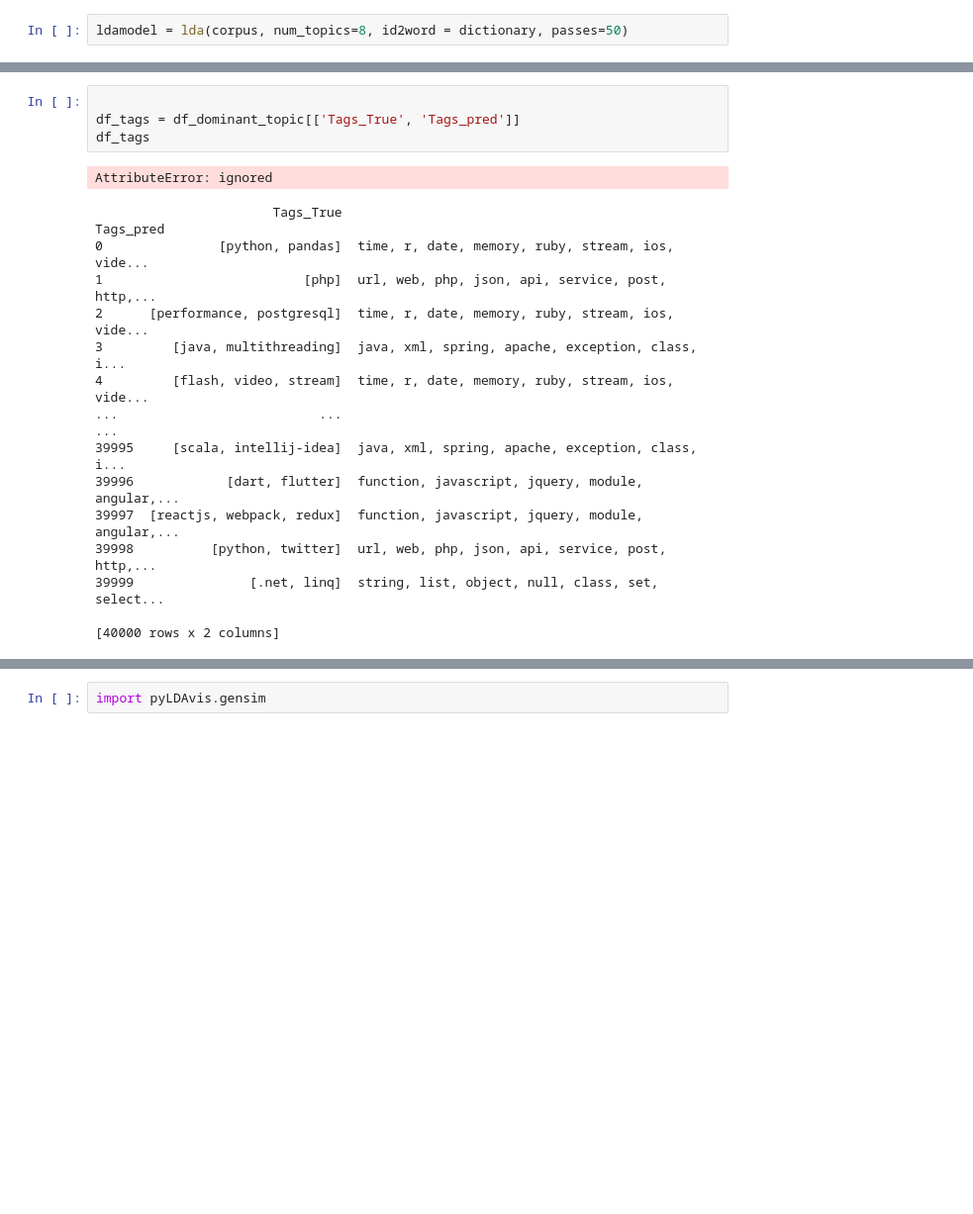
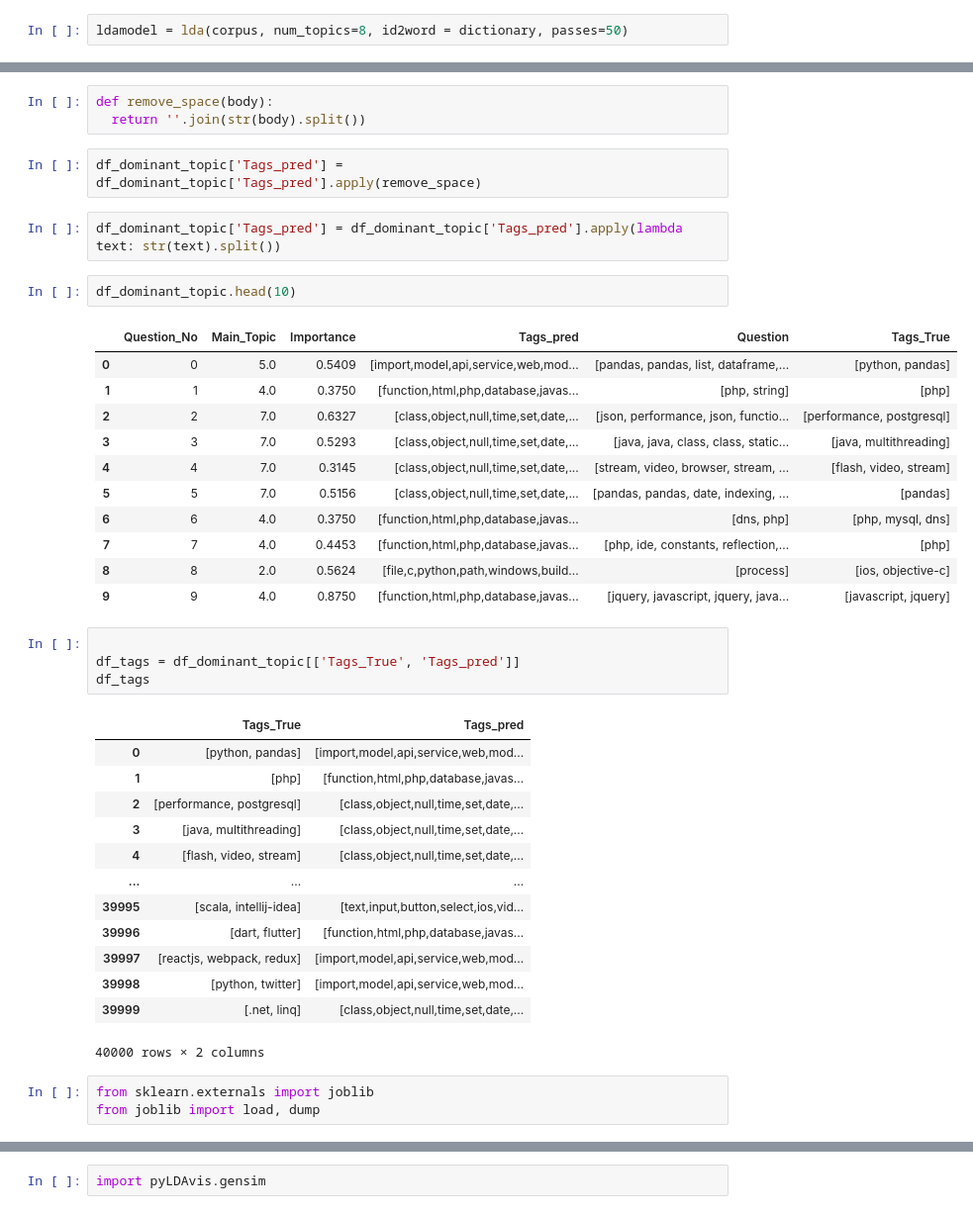
Before and after one commit to Adil1979/-CentraleSupelec_OCR_Projects, a Jupyter notebook: 03_Unsupervised_modelisation.ipynb, the cells around one changed output, grey strips where cells are left out. Shown: that part at 99% size. Drawn from its saved outputs; the diff is of its cells as text; blank space fills up the shorter version.

```diff
--- a/03_Unsupervised_modelisation.ipynb
+++ b/03_Unsupervised_modelisation.ipynb
@@ -259,20 +278,42 @@ AttributeError: ignored
+# %%
+def remove_space(body):
+  return ''.join(str(body).split())
+# %%
+df_dominant_topic['Tags_pred'] = df_dominant_topic['Tags_pred'].apply(remove_space)
+# %%
+df_dominant_topic['Tags_pred'] = df_dominant_topic['Tags_pred'].apply(lambda text: str(text).split())
+# %%
+df_dominant_topic.head(10)
+# %% [output]
+|  | Question_No | Main_Topic | Importance | Tags_pred | Question | Tags_True |
+| 0 | 0 | 5.0 | 0.5409 | [import,model,api,service,web,mod... | [pandas, pandas, list, dataframe,... | [python, pandas] |
+| 1 | 1 | 4.0 | 0.3750 | [function,html,php,database,javas... | [php, string] | [php] |
+| 2 | 2 | 7.0 | 0.6327 | [class,object,null,time,set,date,... | [json, performance, json, functio... | [performance, postgresql] |
+| 3 | 3 | 7.0 | 0.5293 | [class,object,null,time,set,date,... | [java, java, class, class, static... | [java, multithreading] |
+| 4 | 4 | 7.0 | 0.3145 | [class,object,null,time,set,date,... | [stream, video, browser, stream, ... | [flash, video, stream] |
+| 5 | 5 | 7.0 | 0.5156 | [class,object,null,time,set,date,... | [pandas, pandas, date, indexing, ... | [pandas] |
+| 6 | 6 | 4.0 | 0.3750 | [function,html,php,database,javas... | [dns, php] | [php, mysql, dns] |
+| 7 | 7 | 4.0 | 0.4453 | [function,html,php,database,javas... | [php, ide, constants, reflection,... | [php] |
+| 8 | 8 | 2.0 | 0.5624 | [file,c,python,path,windows,build... | [process] | [ios, objective-c] |
+| 9 | 9 | 4.0 | 0.8750 | [function,html,php,database,javas... | [jquery, javascript, jquery, java... | [javascript, jquery] |
 # %%
 
 df_tags = df_dominant_topic[['Tags_True', 'Tags_pred']]
 df_tags
 # %% [output]
+|  | Tags_True | Tags_pred |
+| 0 | [python, pandas] | [import,model,api,service,web,mod... |
+| 1 | [php] | [function,html,php,database,javas... |
+| 2 | [performance, postgresql] | [class,object,null,time,set,date,... |
+| 3 | [java, multithreading] | [class,object,null,time,set,date,... |
+| 4 | [flash, video, stream] | [class,object,null,time,set,date,... |
+| ... | ... | ... |
+| 39995 | [scala, intellij-idea] | [text,input,button,select,ios,vid... |
+| 39996 | [dart, flutter] | [function,html,php,database,javas... |
+| 39997 | [reactjs, webpack, redux] | [import,model,api,service,web,mod... |
+| 39998 | [python, twitter] | [import,model,api,service,web,mod... |
+| 39999 | [.net, linq] | [class,object,null,time,set,date,... |
-AttributeError: ignored
+40000 rows × 2 columns
-                       Tags_True                                          Tags_pred
-0               [python, pandas]  time, r, date, memory, ruby, stream, ios, vide...
-1                          [php]  url, web, php, json, api, service, post, http,...
-2      [performance, postgresql]  time, r, date, memory, ruby, stream, ios, vide...
-3         [java, multithreading]  java, xml, spring, apache, exception, class, i...
-4         [flash, video, stream]  time, r, date, memory, ruby, stream, ios, vide...
-...                          ...                                                ...
-39995     [scala, intellij-idea]  java, xml, spring, apache, exception, class, i...
-39996            [dart, flutter]  function, javascript, jquery, module, angular,...
-39997  [reactjs, webpack, redux]  function, javascript, jquery, module, angular,...
-39998          [python, twitter]  url, web, php, json, api, service, post, http,...
-39999               [.net, linq]  string, list, object, null, class, set, select...
-
-[40000 rows x 2 columns]
+# %%
+from sklearn.externals import joblib
+from joblib import load, dump
```
Also changed, not shown: parts of 14 cells of this notebook.
